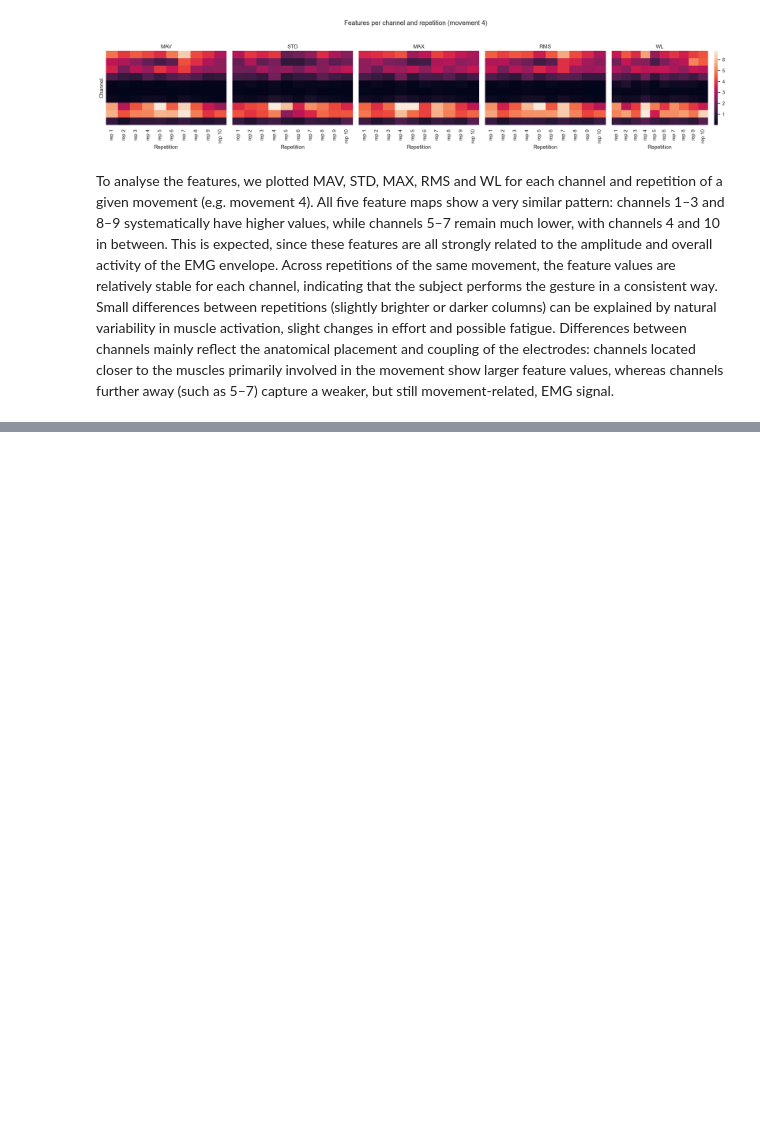
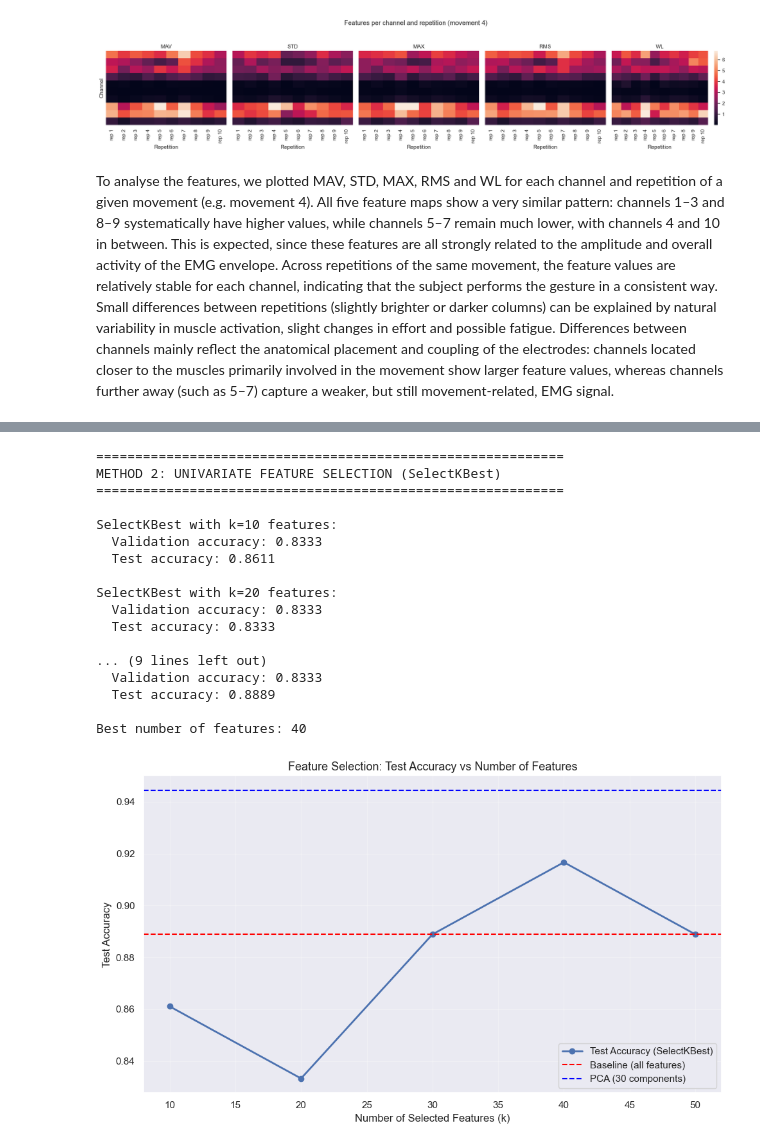
Before and after one commit to EliesAMilliti/NSSP_P2, a Jupyter notebook: part1.ipynb, the cells around one changed output, grey strips where cells are left out. Saved outputs shown, nothing was run; the diff lists cells and outputs as text; code cells hidden in the pictures; blank space fills up the shorter version.

```diff
--- a/part1.ipynb
+++ b/part1.ipynb
@@ -410,0 +829,79 @@ To analyse the features, we plotted MAV, STD, MAX, RMS and WL for each channel a
+# %%
+print("METHOD 2: UNIVARIATE FEATURE SELECTION (SelectKBest)")
+
+# Try different numbers of features
+k_features_list = [10, 20, 30, 40, 50]
+selectk_results = {}
+
+for k in k_features_list:
+    # Apply SelectKBest with ANOVA F-test
+    selector = SelectKBest(score_func=f_classif, k=k)
+    X_train_selected = selector.fit_transform(X_train_scaled, y_train)
+    X_val_selected = selector.transform(X_val_scaled)
+    X_test_selected = selector.transform(X_test_scaled)
+
+    # Train model on selected features
+    model_selected = type(best_model)(**best_model.get_params())
+    model_selected.fit(X_train_selected, y_train)
+
+    # Evaluate
+    val_acc = model_selected.score(X_val_selected, y_val)
+    test_acc = model_selected.score(X_test_selected, y_test)
+
+    selectk_results[k] = {
+        'val_acc': val_acc,
+        'test_acc': test_acc,
+        'selected_features': selector.get_support()
+    }
+
+    print(f"\nSelectKBest with k={k} features:")
+    print(f"  Validation accuracy: {val_acc:.4f}")
+    print(f"  Test accuracy: {test_acc:.4f}")
+
+# Find best k
+best_k = max(selectk_results.items(), key=lambda x: x[1]['test_acc'])[0]
+print(f"\nBest number of features: {best_k}")
+
+# Visualize SelectKBest results
+plt.figure(figsize=(10, 6))
+k_vals = list(selectk_results.keys())
+test_accs_k = [selectk_results[k]['test_acc'] for k in k_vals]
+
+plt.plot(k_vals, test_accs_k, 'o-', linewidth=2, label='Test Accuracy (SelectKBest)')
+plt.axhline(y=accuracy, color='red', linestyle='--', label='Baseline (all features)')
+plt.axhline(y=test_acc_pca, color='blue', linestyle='--', label=f'PCA ({best_n_comp} components)')
+plt.xlabel('Number of Selected Features (k)', fontsize=12)
+plt.ylabel('Test Accuracy', fontsize=12)
+plt.title('Feature Selection: Test Accuracy vs Number of Features', fontsize=13)
+plt.legend()
+plt.grid(alpha=0.3)
+plt.tight_layout()
+plt.show()
+
+# Apply best feature selection
+selector_best = SelectKBest(score_func=f_classif, k=best_k)
+X_train_selected_best = selector_best.fit_transform(X_train_scaled, y_train)
+X_test_selected_best = selector_best.transform(X_test_scaled)
+
+model_selected_best = type(best_model)(**best_model.get_params())
+model_selected_best.fit(X_train_selected_best, y_train)
+test_acc_selected = model_selected_best.score(X_test_selected_best, y_test)
+# %% [output]
+============================================================
+METHOD 2: UNIVARIATE FEATURE SELECTION (SelectKBest)
+============================================================
+
+SelectKBest with k=10 features:
+  Validation accuracy: 0.8333
+  Test accuracy: 0.8611
+
+SelectKBest with k=20 features:
+  Validation accuracy: 0.8333
+  Test accuracy: 0.8333
+
+... (9 lines left out)
+  Validation accuracy: 0.8333
+  Test accuracy: 0.8889
+
+Best number of features: 40
+[figure, added]
```
Also changed, not shown: parts of 32 cells of this notebook, 2 other files.
